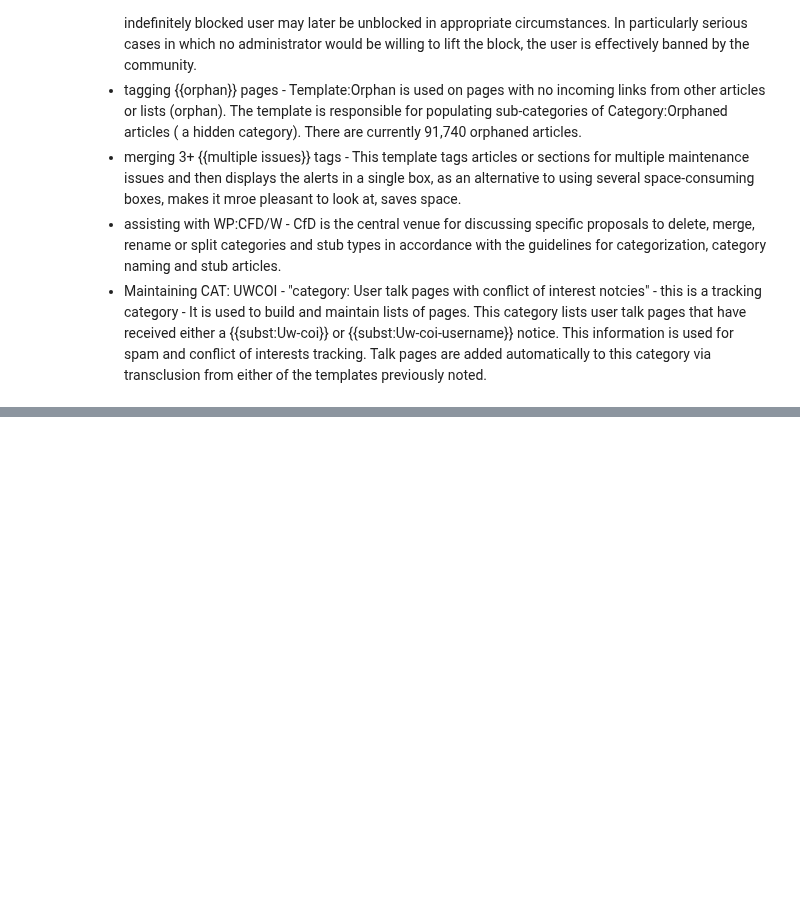
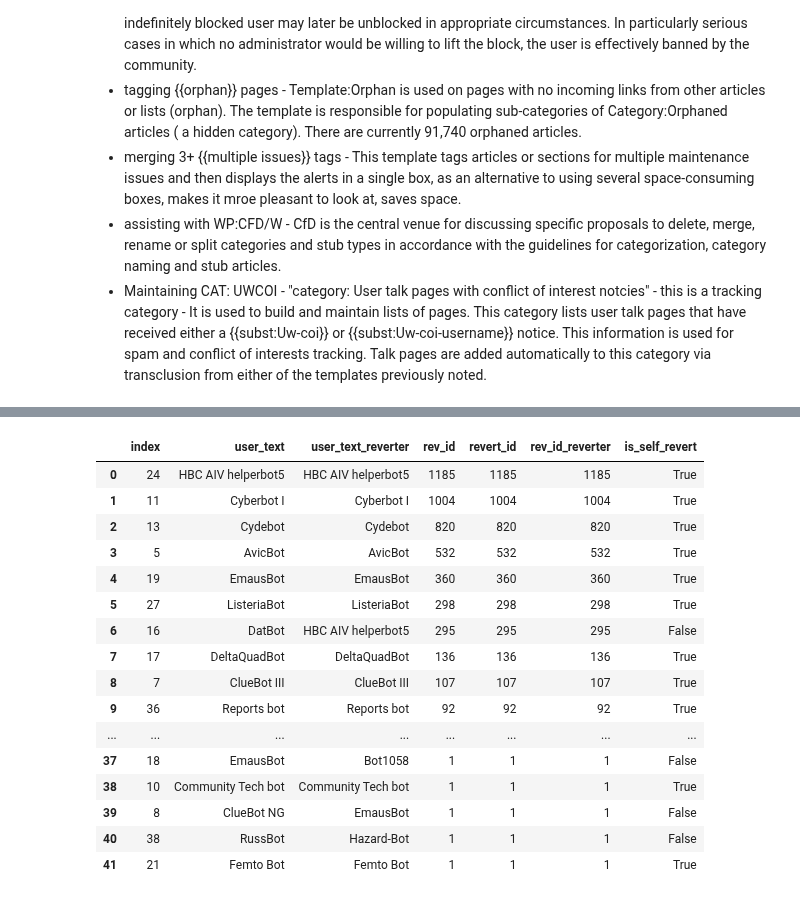
Before and after one commit to levon003/wiki-ores-feedback, a Jupyter notebook: reu2021/AvicBot.ipynb, the cells around one changed output, grey strips where cells are left out. Cells and saved outputs as stored; diff of their text form; code cells hidden in the pictures; blank space fills up the shorter version.

Commit message:
final edits to avicbot analyses

```diff
--- a/reu2021/AvicBot.ipynb
+++ b/reu2021/AvicBot.ipynb
@@ -61,0 +113,50 @@ the REquests for approval for AvicBot was filed on February 7 2011, however the
+# %%
+# to do next: find which in df_bots match rev_id of where user_is_bot is true?
+sdf_another = df[df.user_is_bot]
+sdf_another = sdf_another[sdf_another.is_revert]
+#sdf_another = all of the bots that reverted a edit/revision
+# %%
+# sdf_bots holds reverted stuff within 3 weeks by bots
+sdf1 = sdf_bots.loc[sdf_bots.is_reverted, ["rev_id", "user_text", "revert_id"]]
+sdf1.revert_id = sdf1.revert_id.astype('int')
+
+# sdf_another holds possible reverting changes
+sdf2 = sdf_another[["rev_id", 'user_text']]
+# %%
+# subset bot-bot reverts using merge
+
+bot_bot_reverts = pd.merge(sdf1, sdf2,
+             how='inner',
+             left_on='revert_id',
+             right_on='rev_id',
+             suffixes=('', '_reverter')
+)
+# %%
+bot_pairs = bot_bot_reverts.groupby(["user_text","user_text_reverter"], as_index = False).count().sort_values("rev_id", ascending=False).reset_index()
+# %%
+bot_pairs["is_self_revert"] = False
+
+for row in bot_pairs.itertuples():
+    if row.user_text_reverter == row.user_text:
+        bot_pairs.loc[row.Index, "is_self_revert"] = True
+
+
+bot_pairs
+# %% [output]
+|  | index | user_text | user_text_reverter | rev_id | revert_id | rev_id_reverter | is_self_revert |
+| 0 | 24 | HBC AIV helperbot5 | HBC AIV helperbot5 | 1185 | 1185 | 1185 | True |
+| 1 | 11 | Cyberbot I | Cyberbot I | 1004 | 1004 | 1004 | True |
+| 2 | 13 | Cydebot | Cydebot | 820 | 820 | 820 | True |
+| 3 | 5 | AvicBot | AvicBot | 532 | 532 | 532 | True |
+| 4 | 19 | EmausBot | EmausBot | 360 | 360 | 360 | True |
+| 5 | 27 | ListeriaBot | ListeriaBot | 298 | 298 | 298 | True |
+| 6 | 16 | DatBot | HBC AIV helperbot5 | 295 | 295 | 295 | False |
+| 7 | 17 | DeltaQuadBot | DeltaQuadBot | 136 | 136 | 136 | True |
+| 8 | 7 | ClueBot III | ClueBot III | 107 | 107 | 107 | True |
+| 9 | 36 | Reports bot | Reports bot | 92 | 92 | 92 | True |
+| ... | ... | ... | ... | ... | ... | ... | ... |
+| 37 | 18 | EmausBot | Bot1058 | 1 | 1 | 1 | False |
+| 38 | 10 | Community Tech bot | Community Tech bot | 1 | 1 | 1 | True |
+| 39 | 8 | ClueBot NG | EmausBot | 1 | 1 | 1 | False |
+| 40 | 38 | RussBot | Hazard-Bot | 1 | 1 | 1 | False |
+| 41 | 21 | Femto Bot | Femto Bot | 1 | 1 | 1 | True |
```
Also changed, not shown: parts of 12 cells of this notebook, 1 other file.
